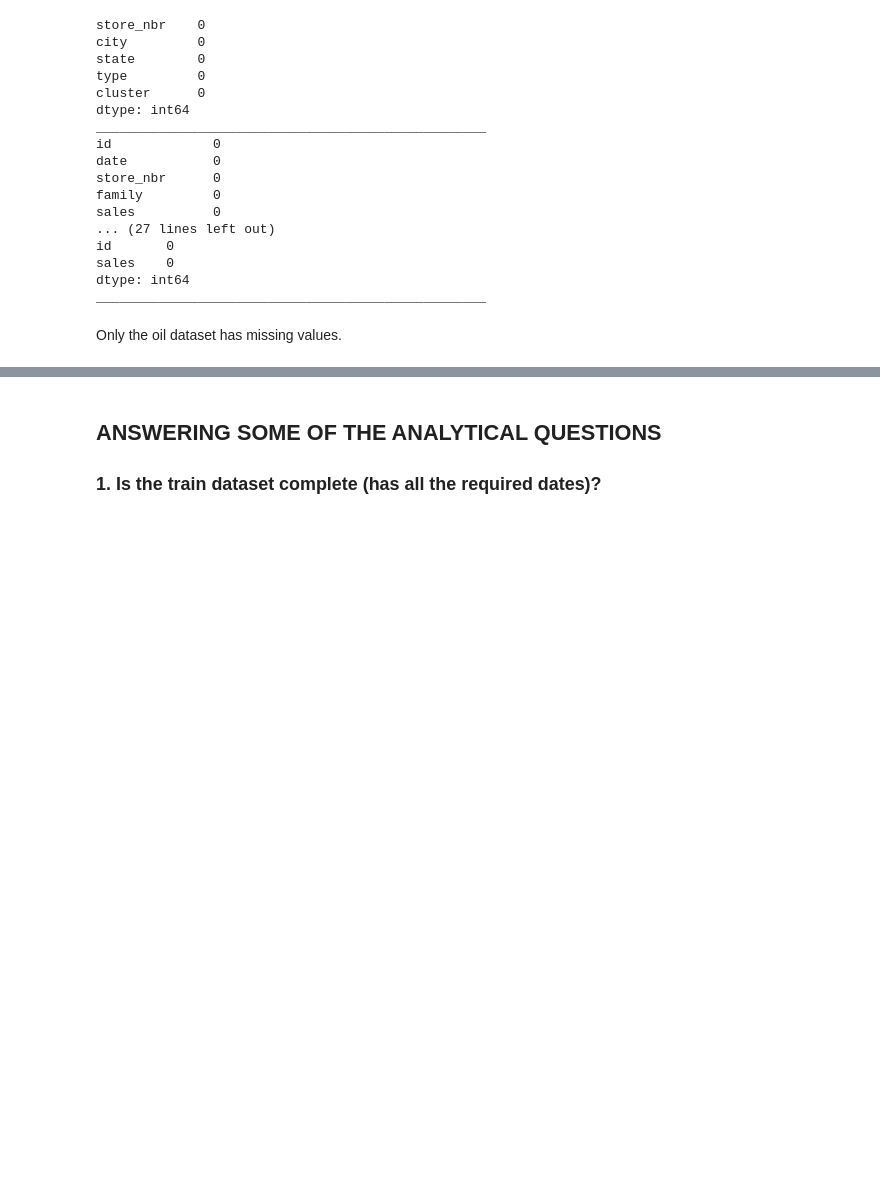
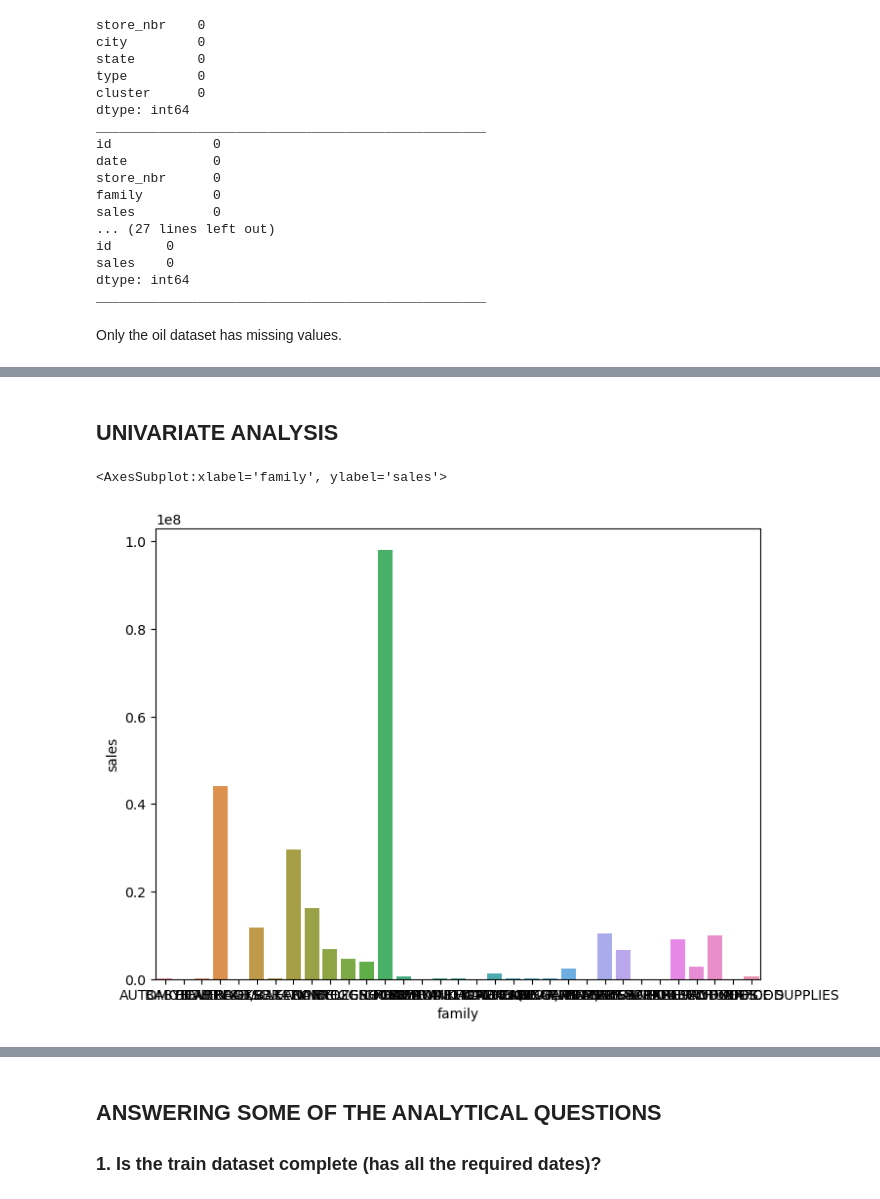
Before and after one commit to Christian-Iyke/LP-3_TIME_SERIES_REGRESSION_PROJECT, a Jupyter notebook: Time_Series_Regression_Project.ipynb, the cells around one changed output, grey strips where cells are left out. Saved outputs shown, nothing was run; the diff lists cells and outputs as text; code cells hidden in the pictures; blank space fills up the shorter version.

Commit message:
analysis update

```diff
--- a/Time_Series_Regression_Project.ipynb
+++ b/Time_Series_Regression_Project.ipynb
@@ -422,0 +466,17 @@ Only the oil dataset has missing values.
+# %%
+# Merging the Transaction dataset to the Train on 'date' and 'store_nbr' columns
+
+data = pd.merge(train, transactions, on = ['date', 'store_nbr'], how='left')
+
+# Merging the holidays dataset to df on 'date' column
+
+data2 = pd.merge(data, holidays, on = 'date', how='left')
+
+# Merging oil dataset to df2 on 'date' column
+
+data3 = pd.merge(data2, oil, on = 'date', how='left')
+
+
+# Merging the store dataset to df3 on 'store_nbr' column
+
+train_data = pd.merge(data3, stores, on = 'store_nbr', how='left')
@@ -422,0 +512,4 @@ Only the oil dataset has missing values.
+# %%
+# Renaming 'type_x' to holidays_type, 'type_y' to store_type and 'dcoilwtico' to oil_price
+
+train_data = train_data.rename(columns = {'type_x': 'holidays_type', 'type_y': 'store_type', 'dcoilwtico': 'oil_prices'})
@@ -422,0 +534,13 @@ Only the oil dataset has missing values.
+# %%
+# Setting the data column to be index
+
+train_data = train_data.set_index('date')
+# %%
+# Splitting the date to create year, month, week, days of the month and days of the year columns
+
+train_data['Year'] = train_data.index.year
+train_data['Month'] = train_data.index.month
+train_data['DayOfMonth'] = train_data.index.day
+train_data['DaysInMonth'] = train_data.index.days_in_month
+train_data['DayOfYear'] = train_data.index.day_of_year
+train_data['Week'] = train_data.index.weekofyear
@@ -422,0 +580,11 @@ Only the oil dataset has missing values.
+# %% [markdown]
+## UNIVARIATE ANALYSIS
+# %%
+# Which family has the highest sales
+
+family_with_highest_sales = train_data.groupby('family')['sales'].sum().reset_index()
+plt.figure(figsize = (8,6))
+sns.barplot(data=family_with_highest_sales, x='family', y='sales')
+# %% [output]
+<AxesSubplot:xlabel='family', ylabel='sales'>
+[figure, added]
```
Also changed, not shown: parts of 48 cells of this notebook.
